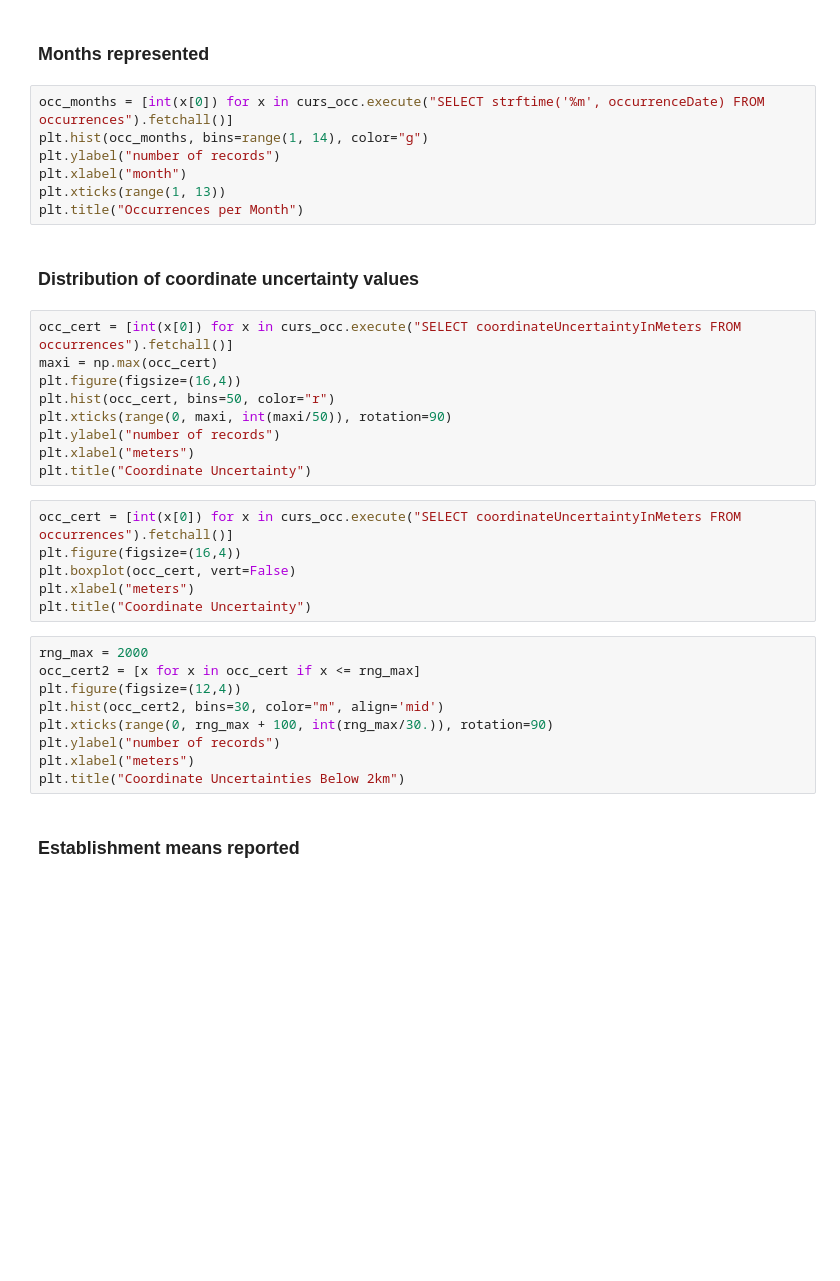
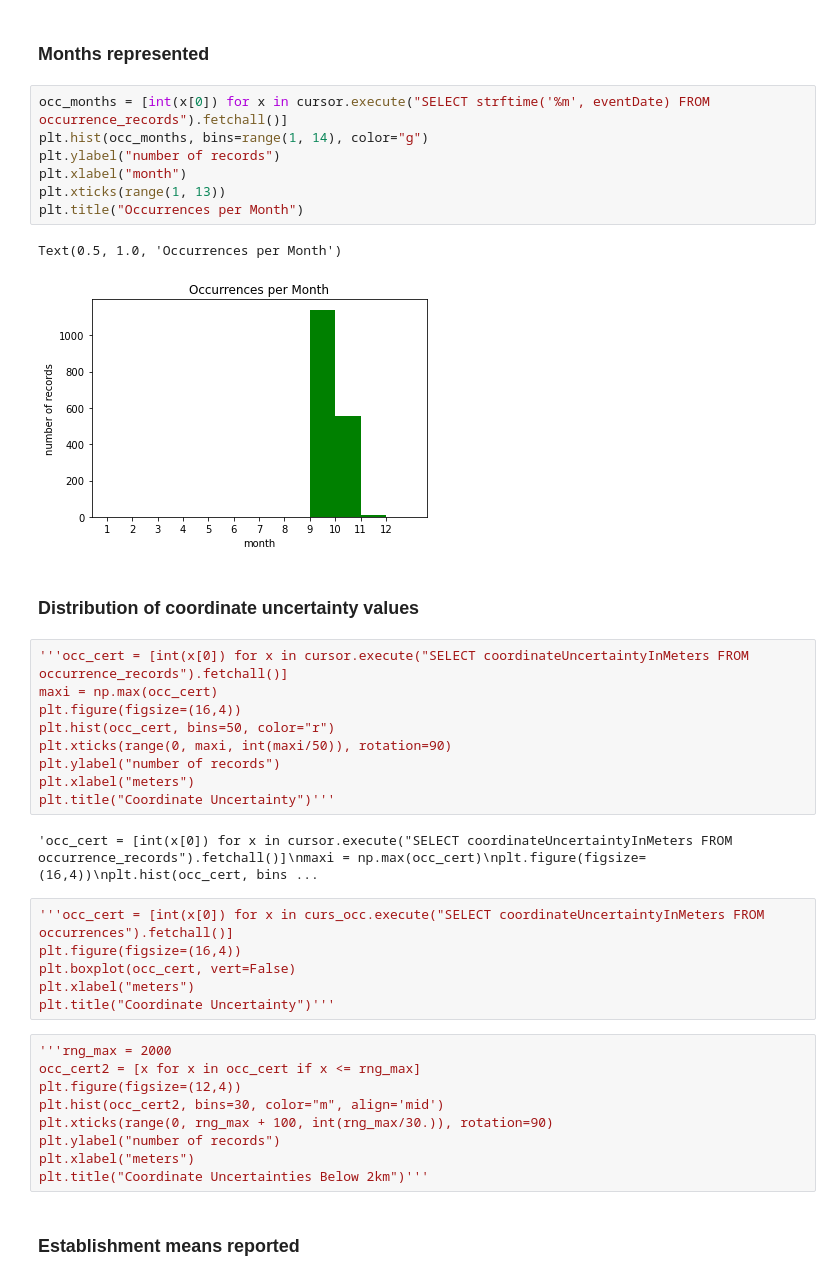
Before and after one commit to AdelsteinJillTPF/wildlife-wrangler, a Jupyter notebook: NEW_TEMPLATE.ipynb, the cells around one changed output. Drawn from its saved outputs; the diff is of its cells as text; blank space fills up the shorter version.

```diff
--- a/NEW_TEMPLATE.ipynb
+++ b/NEW_TEMPLATE.ipynb
@@ -442,37 +432,42 @@ plt.title("Occurrences per Year")
 # %% [markdown]
 ### Months represented
 # %%
-occ_months = [int(x[0]) for x in curs_occ.execute("SELECT strftime('%m', occurrenceDate) FROM occurrences").fetchall()]
+occ_months = [int(x[0]) for x in cursor.execute("SELECT strftime('%m', eventDate) FROM occurrence_records").fetchall()]
 plt.hist(occ_months, bins=range(1, 14), color="g")
 plt.ylabel("number of records")
 plt.xlabel("month")
 plt.xticks(range(1, 13))
 plt.title("Occurrences per Month")
+# %% [output]
+Text(0.5, 1.0, 'Occurrences per Month')
+[figure, added]
 # %% [markdown]
 ### Distribution of coordinate uncertainty values
 # %%
-occ_cert = [int(x[0]) for x in curs_occ.execute("SELECT coordinateUncertaintyInMeters FROM occurrences").fetchall()]
+'''occ_cert = [int(x[0]) for x in cursor.execute("SELECT coordinateUncertaintyInMeters FROM occurrence_records").fetchall()]
 maxi = np.max(occ_cert)
 plt.figure(figsize=(16,4))
 plt.hist(occ_cert, bins=50, color="r")
 plt.xticks(range(0, maxi, int(maxi/50)), rotation=90)
 plt.ylabel("number of records")
 plt.xlabel("meters")
-plt.title("Coordinate Uncertainty")
+plt.title("Coordinate Uncertainty")'''
+# %% [output]
+'occ_cert = [int(x[0]) for x in cursor.execute("SELECT coordinateUncertaintyInMeters FROM occurrence_records").fetchall()]\nmaxi = np.max(occ_cert)\nplt.figure(figsize=(16,4))\nplt.hist(occ_cert, bins ...
 # %%
-occ_cert = [int(x[0]) for x in curs_occ.execute("SELECT coordinateUncertaintyInMeters FROM occurrences").fetchall()]
+'''occ_cert = [int(x[0]) for x in curs_occ.execute("SELECT coordinateUncertaintyInMeters FROM occurrences").fetchall()]
 plt.figure(figsize=(16,4))
 plt.boxplot(occ_cert, vert=False)
 plt.xlabel("meters")
-plt.title("Coordinate Uncertainty")
+plt.title("Coordinate Uncertainty")'''
 # %%
-rng_max = 2000
+'''rng_max = 2000
 occ_cert2 = [x for x in occ_cert if x <= rng_max]
 plt.figure(figsize=(12,4))
 plt.hist(occ_cert2, bins=30, color="m", align='mid')
 plt.xticks(range(0, rng_max + 100, int(rng_max/30.)), rotation=90)
 plt.ylabel("number of records")
 plt.xlabel("meters")
-plt.title("Coordinate Uncertainties Below 2km")
+plt.title("Coordinate Uncertainties Below 2km")'''
 # %% [markdown]
 ### Establishment means reported
```
Also changed, not shown: parts of 47 cells of this notebook, 3 other files.
